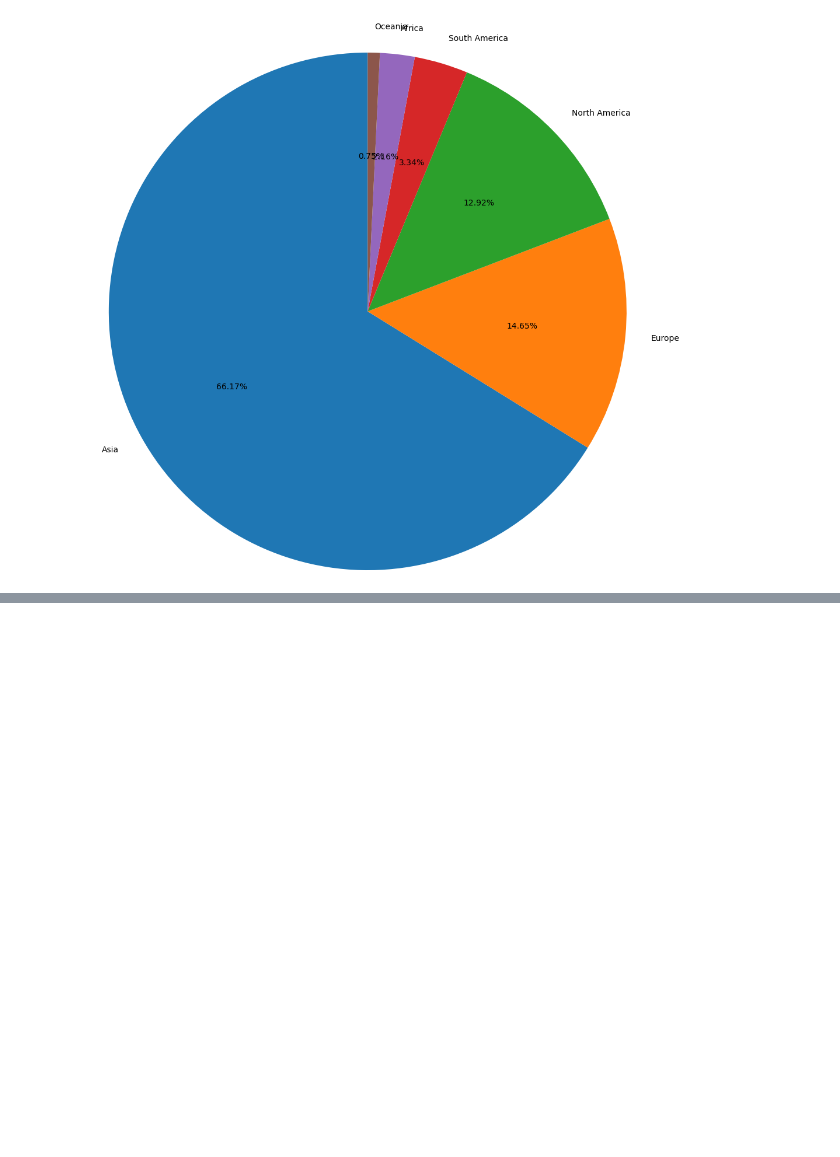
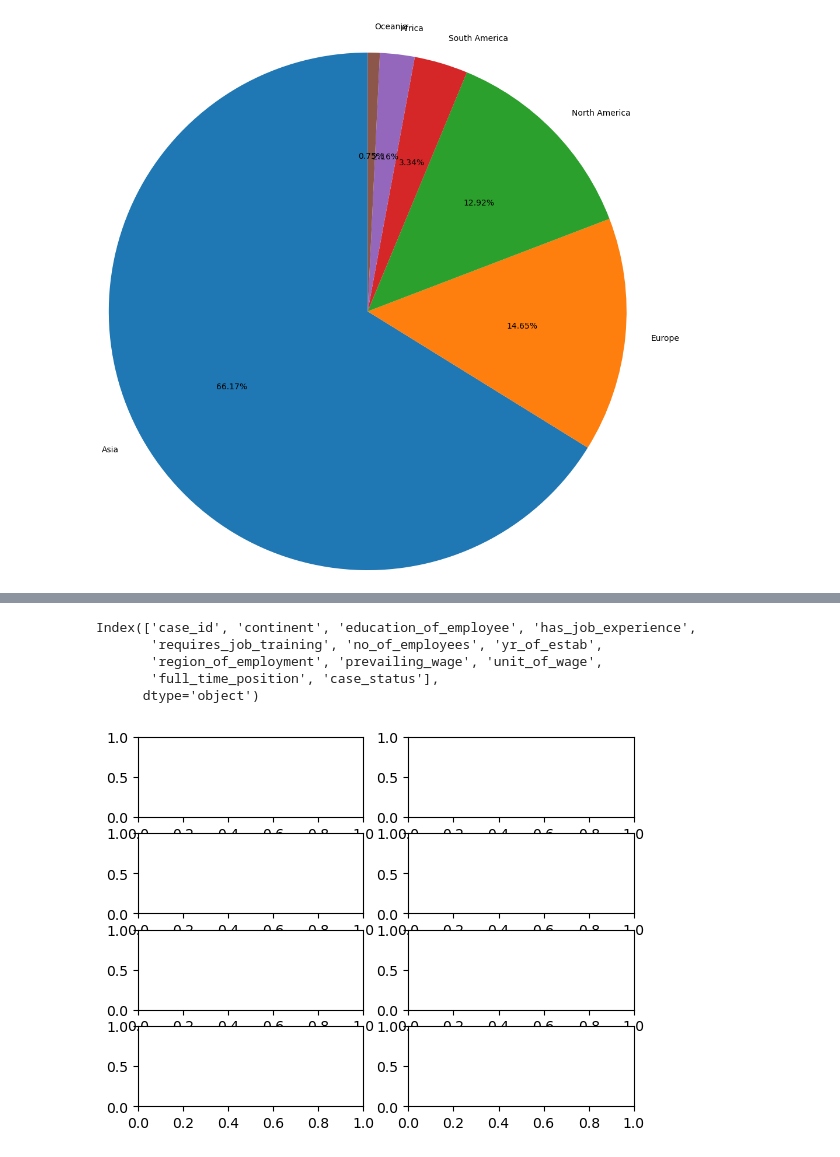
Before and after one commit to hemant467/Naresh-IT, a Jupyter notebook: Python 🐍 Sessions 📜/EDA : Exploratory Data Analysis 📜/Session 3 Categorical Column Analysis .ipynb, the cells around one changed output, grey strips where cells are left out. Drawn from its saved outputs; the diff is of its cells as text; code cells hidden in the pictures; blank space fills up the shorter version.

```diff
--- a/Python 🐍 Sessions 📜/EDA : Exploratory Data Analysis 📜/Session 3 Categorical Column Analysis .ipynb
+++ b/Python 🐍 Sessions 📜/EDA : Exploratory Data Analysis 📜/Session 3 Categorical Column Analysis .ipynb
@@ -644,0 +680,9 @@ plt.show()
+# %%
+# If we want to draw 2 plots
+visa_df.columns
+# %% [output]
+Index(['case_id', 'continent', 'education_of_employee', 'has_job_experience',
+       'requires_job_training', 'no_of_employees', 'yr_of_estab',
+       'region_of_employment', 'prevailing_wage', 'unit_of_wage',
+       'full_time_position', 'case_status'],
+      dtype='object')
@@ -644,0 +697,18 @@ plt.show()
+# %%
+# How many columns 9-1=8
+# 2*4 ; 4*2 ; 1*8 ; 8*1 ; 3*3
+
+plt.subplot(4,2,1)
+plt.subplot(4,2,2)
+plt.subplot(4,2,3)
+plt.subplot(4,2,4)
+
+n=len(cat)
+for i in range(1,n):
+plt.subplot(4,2,i)   # 1 to 8   1,9
+# %%
+n=len(cat)
+for i in range(1,n):
+    plt.subplot(4,2,i)   # 1 to 8   1,9
+# %% [output]
+[figure, added]
```
Also changed, not shown: parts of 14 cells of this notebook.
